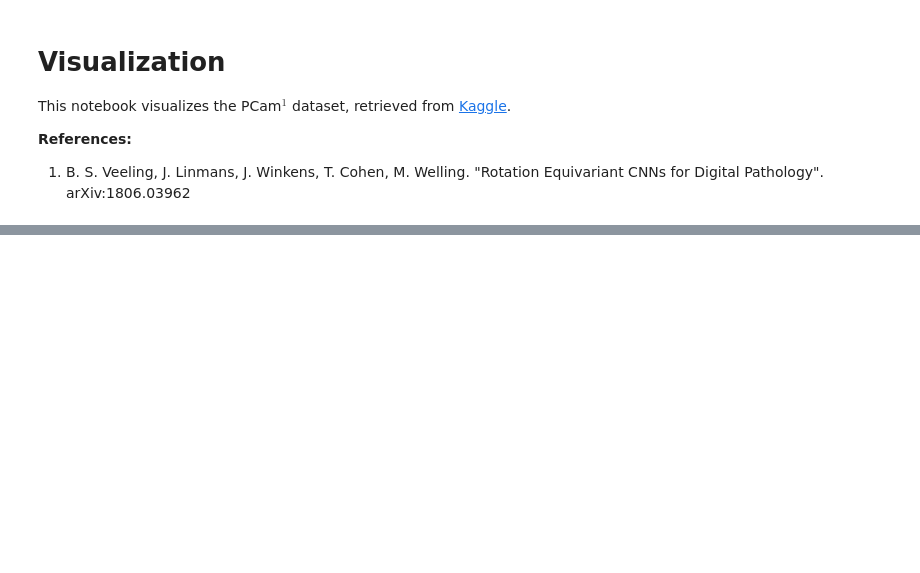
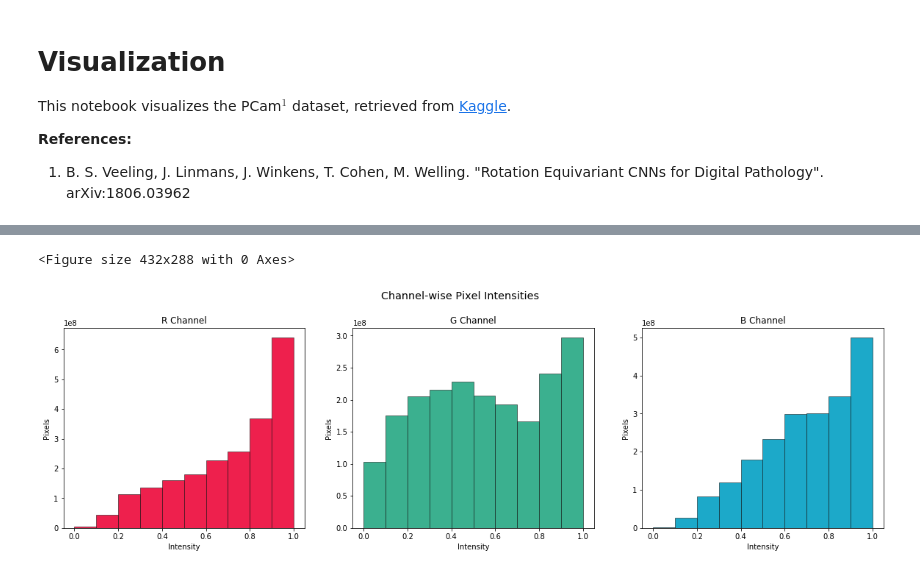
Before and after one commit to aramuk/histopathology, a Jupyter notebook: notebooks/visualization.ipynb, the cells around one changed output, grey strips where cells are left out. Cells and saved outputs as stored; diff of their text form; code cells hidden in the pictures; blank space fills up the shorter version.

```diff
--- a/notebooks/visualization.ipynb
+++ b/notebooks/visualization.ipynb
@@ -30,12 +26,0 @@ train_loader = data.DataLoader(pcam_dataset, batch_size=4, num_workers=0)
-# %%
-n_batches = 4
-train_iterator = iter(train_loader)
-fig, ax = plt.subplots(4, n_batches, figsize=(20, 20))
-for i in range(n_batches):
-    images, labels = next(train_iterator)
-    for j in range(len(images)):
-        I = images[j].permute(1, 2, 0)
-        ax[j, i].imshow(I)
-        ax[j, i].set_title('Cancer' if labels[j] == 1 else 'No Cancer')
-
-plt.show()
@@ -47,0 +77,15 @@ plt.savefig('../figures/train_sample_grid16.png')
+# %%
+plt.subplots_adjust(hspace=0.3, wspace=0.5)
+fig, ax = plt.subplots(1, 3, figsize=(20,5))
+fig.suptitle('Channel-wise Pixel Intensities', size='x-large', va='bottom')
+for i, color in zip(range(3), ('#EE204D', '#3BB08F', '#1CA9C9')):
+    ax[i].bar(bins[1:]-0.05, height=pos_buckets[i]+neg_buckets[i], width=0.1, color=color, lw=0.5, edgecolor='k')
+    ax[i].set_xlabel('Intensity')
+    ax[i].set_ylabel('Pixels')
+ax[0].set_title('R Channel')
+ax[1].set_title('G Channel')
+ax[2].set_title('B Channel')
+plt.savefig('../figures/channel_pixel_intensities.png')
+# %% [output]
+<Figure size 432x288 with 0 Axes>
+[figure, added]
```
Also changed, not shown: parts of 10 cells of this notebook, 3 other files.
